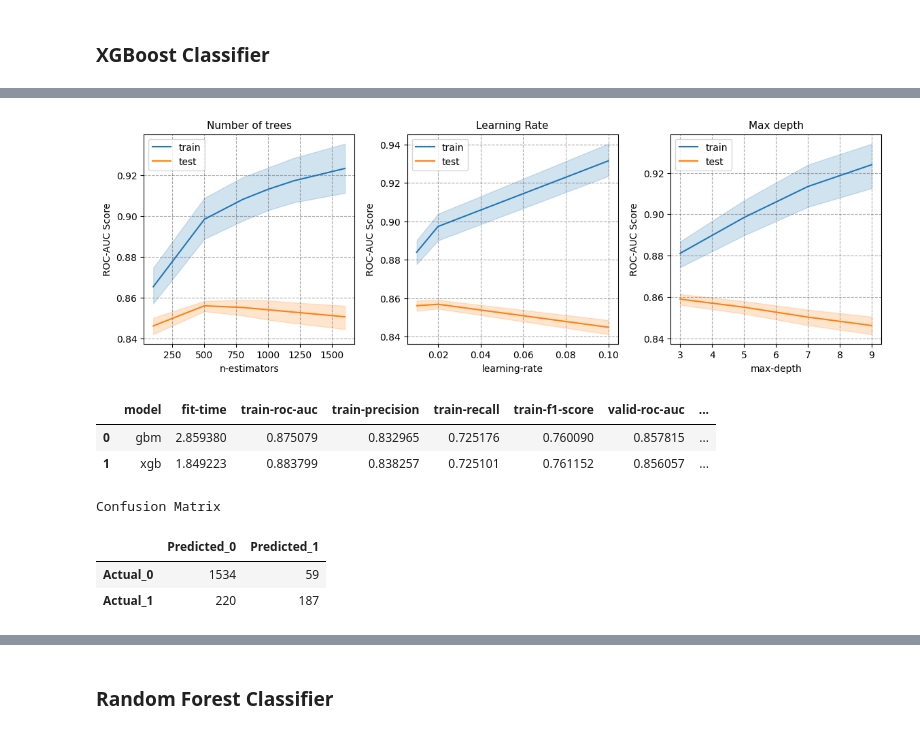
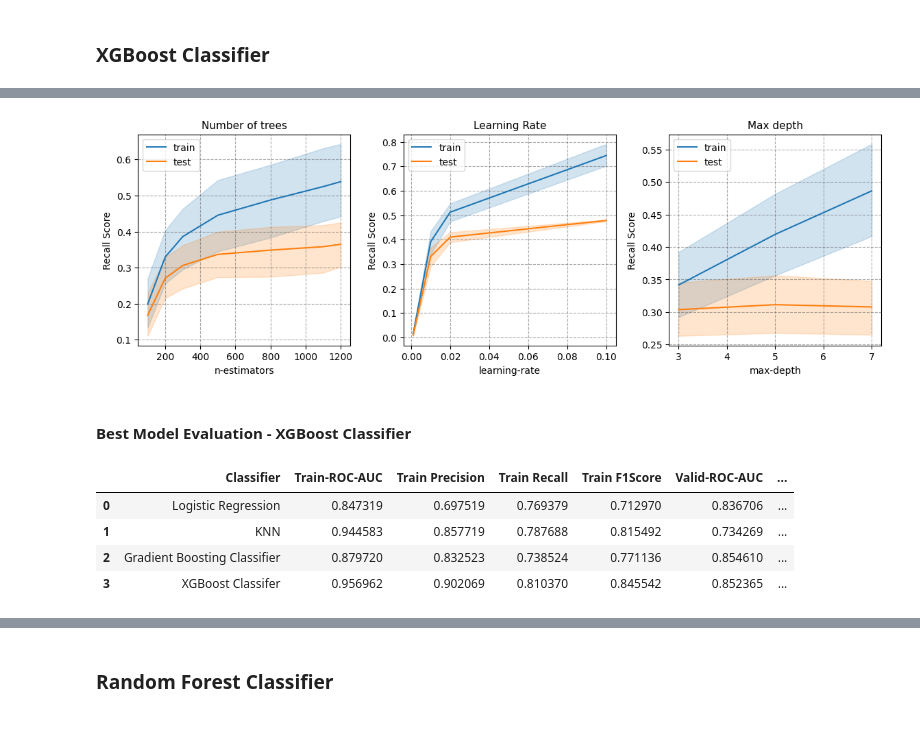
Before and after one commit to madhuri-15/Predicting-Churn-for-Bank-Customers, a Jupyter notebook: Notebook/model-selection.ipynb, the cells around one changed output, grey strips where cells are left out. Saved outputs shown, nothing was run; the diff lists cells and outputs as text; code cells hidden in the pictures.

```diff
--- a/Notebook/model-selection.ipynb
+++ b/Notebook/model-selection.ipynb
@@ -356,0 +385,3 @@ ax3.legend();
+# %%
+# Define KNN Classifier
+KNN_clf = KNeighborsClassifier()
@@ -356,0 +490,3 @@ ax3.legend();
+# %%
+# Define the gradient boost classifier
+GBM_clf = GradientBoostingClassifier(max_features='sqrt', n_iter_no_change=30, validation_fraction=0.3, random_state=42)
@@ -450,3 +642,6 @@ save_model('gbm_search_model', (gbm_search, gbm_model))
 # %% [markdown]
 ### XGBoost Classifier
+# %%
+# Define the XGBoost classifier
+XGB_clf = XGBClassifier(colsample_bytree=0.25, class_weight=weights_dict, random_state=42)
 # %%
@@ -490,0 +689,9 @@ xgb_CVresults.head()
+# %%
+# Examine training & validation score from search algorithm
+XGB_CVresults = pd.DataFrame(XGB_search_clf.cv_results_)
+columns = ['mean_fit_time', 'mean_score_time',
+           'param_n_estimators', 'param_learning_rate', 'param_max_depth', 'param_subsample',
+           'mean_train_score', 'mean_test_score']
+
+XGB_CVresults = XGB_CVresults[columns]
+XGB_CVresults.head()
@@ -491,53 +705,49 @@ xgb_CVresults.head()
 # %%
 # Plot learning curves
 fig, (ax1, ax2, ax3) = plt.subplots(1, 3, figsize=(14, 4))
 fig.subplots_adjust(wspace=0.25)
 
 # plot
-sns.lineplot(xgb_CVresults, x='param_n_estimators', y='mean_train_score', ax=ax1, label='train')
-sns.lineplot(xgb_CVresults, x='param_n_estimators', y='mean_test_score', ax=ax1, label='test')
+sns.lineplot(XGB_CVresults, x='param_n_estimators', y='mean_train_score', ax=ax1, label='train')
+sns.lineplot(XGB_CVresults, x='param_n_estimators', y='mean_test_score', ax=ax1, label='test')
 
-sns.lineplot(xgb_CVresults, x='param_learning_rate', y='mean_train_score', ax=ax2, label='train')
-sns.lineplot(xgb_CVresults, x='param_learning_rate', y='mean_test_score', ax=ax2, label='test')
+sns.lineplot(XGB_CVresults, x='param_learning_rate', y='mean_train_score', ax=ax2, label='train')
+sns.lineplot(XGB_CVresults, x='param_learning_rate', y='mean_test_score', ax=ax2, label='test')
 
-sns.lineplot(xgb_CVresults, x='param_max_depth', y='mean_train_score', ax=ax3, label='train')
-sns.lineplot(xgb_CVresults, x='param_max_depth', y='mean_test_score', ax=ax3, label='test')
+sns.lineplot(XGB_CVresults, x='param_max_depth', y='mean_train_score', ax=ax3, label='train')
+sns.lineplot(XGB_CVresults, x='param_max_depth', y='mean_test_score', ax=ax3, label='test')
 
 ax1.set_title("Number of trees", size=11)
 ax2.set_title("Learning Rate", size=11)
 ax3.set_title("Max depth", size=11)
 
 ax1.set_xlabel('n-estimators')
 ax2.set_xlabel('learning-rate')
 ax3.set_xlabel('max-depth')
 
-ax1.set_ylabel('ROC-AUC Score')
-ax2.set_ylabel('ROC-AUC Score')
-ax3.set_ylabel('ROC-AUC Score')
+ax1.set_ylabel('Recall Score')
+ax2.set_ylabel('Recall Score')
+ax3.set_ylabel('Recall Score')
 
 ax1.grid(ls='--', color='#555', alpha=0.5)
 ax2.grid(ls='--', color='#555', alpha=0.5)
 ax3.grid(ls='--', color='#555', alpha=0.5)
 
 ax1.legend()
 ax2.legend()
 ax3.legend();
 # %% [output]
-[figure, old version]
+[figure, new version]
+# %% [markdown]
+#### Best Model Evaluation - XGBoost Classifier
 # %%
 # Evaluate best model on validation data
-xgb_model = xgb_search.best_estimator_
-xgb_model, xgb_score, xgb_cm_df = evaluate_search_model(xgb_model, 'xgb', xgb_CVresults.loc[0, 'mean_fit_time'])
+XGB_model = XGB_search_clf.best_estimator_
+XGB_model, XGB_score, XGB_confusion_matrix = evaluate_search_model(XGB_model, 'XGBoost Classifer')
 score_df
 # %% [output]
-|  | model | fit-time | train-roc-auc | train-precision | train-recall | train-f1-score | valid-roc-auc | ... |
-| 0 | gbm | 2.859380 | 0.875079 | 0.832965 | 0.725176 | 0.760090 | 0.857815 | ... |
-| 1 | xgb | 1.849223 | 0.883799 | 0.838257 | 0.725101 | 0.761152 | 0.856057 | ... |
+|  | Classifier | Train-ROC-AUC | Train Precision | Train Recall | Train F1Score | Valid-ROC-AUC | ... |
+| 0 | Logistic Regression | 0.847319 | 0.697519 | 0.769379 | 0.712970 | 0.836706 | ... |
+| 1 | KNN | 0.944583 | 0.857719 | 0.787688 | 0.815492 | 0.734269 | ... |
+| 2 | Gradient Boosting Classifier | 0.879720 | 0.832523 | 0.738524 | 0.771136 | 0.854610 | ... |
+| 3 | XGBoost Classifer | 0.956962 | 0.902069 | 0.810370 | 0.845542 | 0.852365 | ... |
-# %%
-print("Confusion Matrix")
-xgb_cm_df
-# %% [output]
-Confusion Matrix
-|  | Predicted_0 | Predicted_1 |
-| Actual_0 | 1534 | 59 |
-| Actual_1 | 220 | 187 |
```
Also changed, not shown: parts of 143 cells of this notebook, 2 other files.
